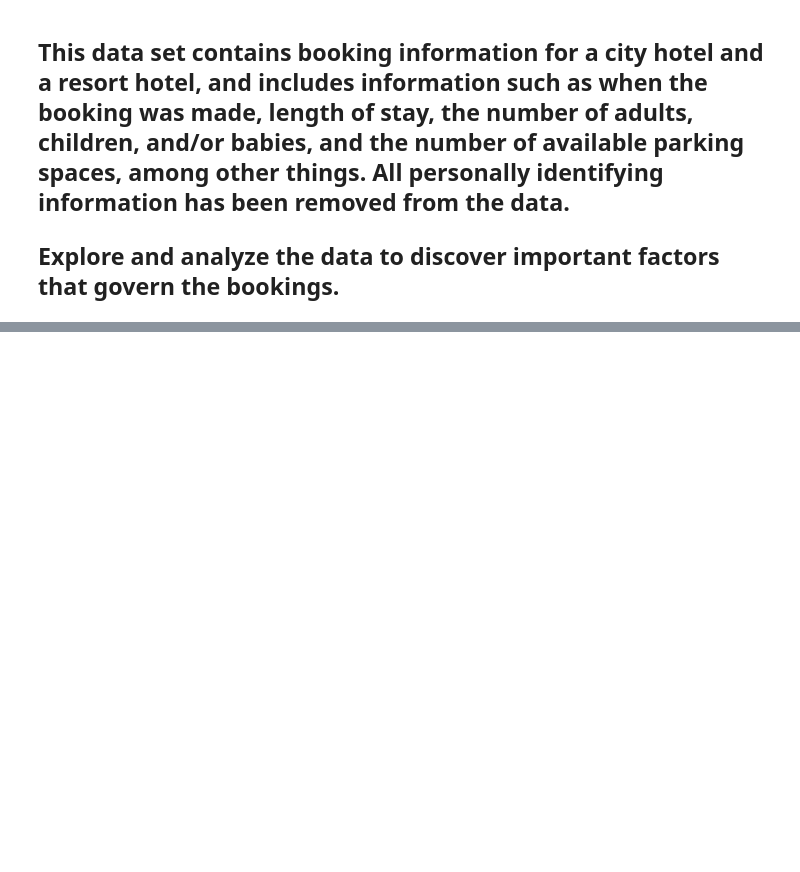
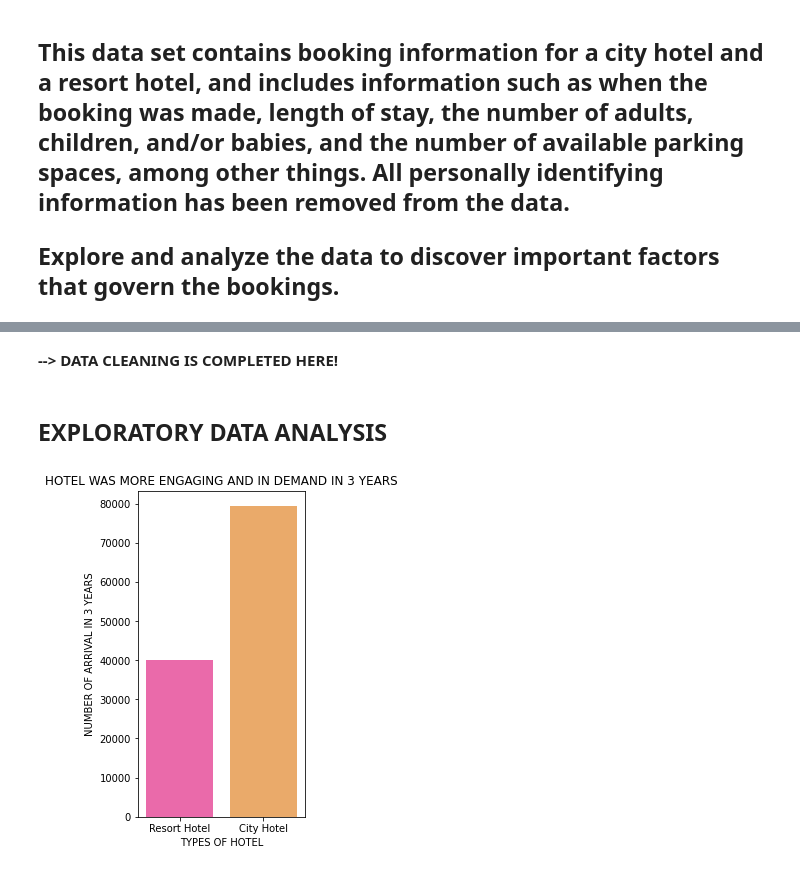
Before and after one commit to Devkhiran/EDA-Hotel-Booking, a Jupyter notebook: Dev_Hotel_Booking_Analysis_Capstone_Project.ipynb, the cells around one changed output, grey strips where cells are left out. Cells and saved outputs as stored; diff of their text form; code cells hidden in the pictures; blank space fills up the shorter version.

```diff
--- a/Dev_Hotel_Booking_Analysis_Capstone_Project.ipynb
+++ b/Dev_Hotel_Booking_Analysis_Capstone_Project.ipynb
@@ -86,0 +204,4 @@ hbdf.shape
+# %%
+# COVERTING ALL THE NULL VALUES TO 0 IN THE DATA FARME
+
+hbdf = hbdf.fillna(0)
@@ -86,0 +230,4 @@ hbdf.shape
+# %%
+# IN COUNTRY COLUMN REPLACING 0 WITH UNDEFINED BECAUSE COUNTRY IS A CATEGORICAL COLUMN
+
+hbdf.country = hbdf.country.replace(0, "undefined")
@@ -86,0 +256,15 @@ hbdf.shape
+# %% [markdown]
+**--> DATA CLEANING IS COMPLETED HERE!**
+# %% [markdown]
+## **EXPLORATORY DATA ANALYSIS**
+# %%
+# HOTEL WAS MORE ENGAGING AND IN DEMAND IN 3 YEARS
+
+plt.figure(figsize=(3,6))
+sns.countplot('hotel', data= hbdf, palette="spring")
+plt.xlabel("TYPES OF HOTEL")
+plt.ylabel("NUMBER OF ARRIVAL IN 3 YEARS")
+plt.title("HOTEL WAS MORE ENGAGING AND IN DEMAND IN 3 YEARS")
+plt.show()
+# %% [output]
+[figure, added]
```
Also changed, not shown: parts of 46 cells of this notebook.
